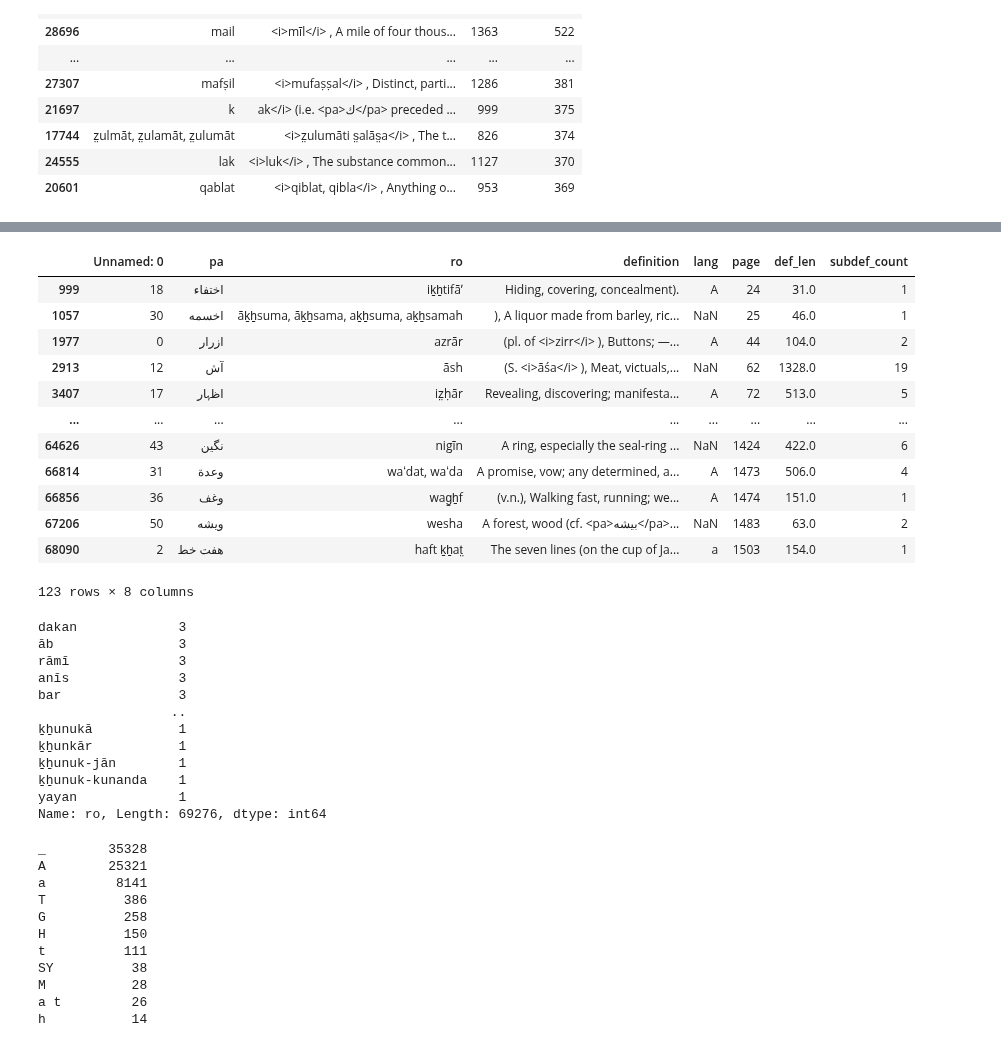
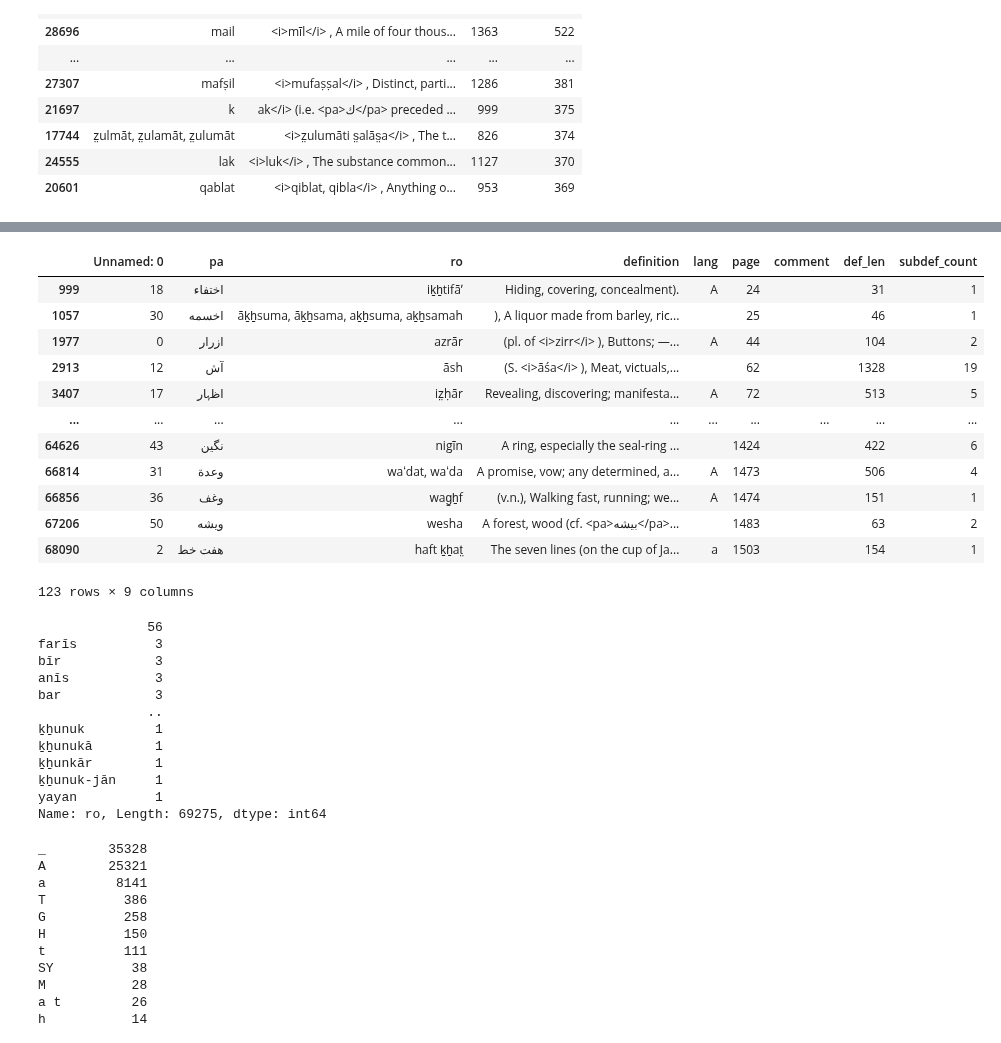
Before and after one commit to kebuhcah/experiments, a Jupyter notebook: dsal-scrape/dsal-scrape.ipynb, the cells around one changed output, grey strips where cells are left out. Cells and saved outputs as stored; diff of their text form; code cells hidden in the pictures.

```diff
--- a/dsal-scrape/dsal-scrape.ipynb
+++ b/dsal-scrape/dsal-scrape.ipynb
@@ -112,7 +113,7 @@ FullDict.to_csv('steingass.csv')
 # %%
 #FullDict.to_csv('steingass.csv')
 # %%
-FullDict = pd.read_csv('steingass.csv')
+FullDict = pd.read_csv('steingass.csv', keep_default_na=False)
 SUBDEF_CHAR = '—'
 
 FullDict['def_len'] = FullDict.definition.str.len()
@@ -255,34 +256,34 @@ FullDict[FullDict.ro.fillna('').apply(unmatchedParen).apply(bool)]
 # %%
-FullDict[FullDict.definition.fillna('').apply(unmatchedParen).apply(bool)]
+FullDict[FullDict.definition.apply(unmatchedParen).apply(bool)]
 # %% [output]
-|  | Unnamed: 0 | pa | ro | definition | lang | page | def_len | subdef_count |
-| 999 | 18 | اختفاء | iḵẖtifāʼ | Hiding, covering, concealment). | A | 24 | 31.0 | 1 |
-| 1057 | 30 | اخسمه | āḵẖsuma, āḵẖsama, aḵẖsuma, aḵẖsamah | ), A liquor made from barley, ric... | NaN | 25 | 46.0 | 1 |
-| 1977 | 0 | ازرار | azrār | (pl. of <i>zirr</i> ), Buttons; —... | A | 44 | 104.0 | 2 |
-| 2913 | 12 | آش | āsh | (S. <i>āśa</i> ), Meat, victuals,... | NaN | 62 | 1328.0 | 19 |
-| 3407 | 17 | اظ‍ﮩ‍ار | iz̤ḥār | Revealing, discovering; manifesta... | A | 72 | 513.0 | 5 |
-| ... | ... | ... | ... | ... | ... | ... | ... | ... |
-| 64626 | 43 | نگين | nigīn | A ring, especially the seal-ring ... | NaN | 1424 | 422.0 | 6 |
-| 66814 | 31 | وعدة | waʻdat, waʻda | A promise, vow; any determined, a... | A | 1473 | 506.0 | 4 |
-| 66856 | 36 | وغف | wag̠ẖf | (v.n.), Walking fast, running; we... | A | 1474 | 151.0 | 1 |
-| 67206 | 50 | ويشه | wesha | A forest, wood (cf. <pa>بيشه</pa>... | NaN | 1483 | 63.0 | 2 |
-| 68090 | 2 | هفت خط | haft ḵẖat̤ | The seven lines (on the cup of Ja... | a | 1503 | 154.0 | 1 |
+|  | Unnamed: 0 | pa | ro | definition | lang | page | comment | def_len | subdef_count |
+| 999 | 18 | اختفاء | iḵẖtifāʼ | Hiding, covering, concealment). | A | 24 |  | 31 | 1 |
+| 1057 | 30 | اخسمه | āḵẖsuma, āḵẖsama, aḵẖsuma, aḵẖsamah | ), A liquor made from barley, ric... |  | 25 |  | 46 | 1 |
+| 1977 | 0 | ازرار | azrār | (pl. of <i>zirr</i> ), Buttons; —... | A | 44 |  | 104 | 2 |
+| 2913 | 12 | آش | āsh | (S. <i>āśa</i> ), Meat, victuals,... |  | 62 |  | 1328 | 19 |
+| 3407 | 17 | اظ‍ﮩ‍ار | iz̤ḥār | Revealing, discovering; manifesta... | A | 72 |  | 513 | 5 |
+| ... | ... | ... | ... | ... | ... | ... | ... | ... | ... |
+| 64626 | 43 | نگين | nigīn | A ring, especially the seal-ring ... |  | 1424 |  | 422 | 6 |
+| 66814 | 31 | وعدة | waʻdat, waʻda | A promise, vow; any determined, a... | A | 1473 |  | 506 | 4 |
+| 66856 | 36 | وغف | wag̠ẖf | (v.n.), Walking fast, running; we... | A | 1474 |  | 151 | 1 |
+| 67206 | 50 | ويشه | wesha | A forest, wood (cf. <pa>بيشه</pa>... |  | 1483 |  | 63 | 2 |
+| 68090 | 2 | هفت خط | haft ḵẖat̤ | The seven lines (on the cup of Ja... | a | 1503 |  | 154 | 1 |
-123 rows × 8 columns
+123 rows × 9 columns
 # %%
 FullDict.ro.value_counts()
 # %% [output]
-dakan             3
-āb                3
-rāmī              3
-anīs              3
-bar               3
-                 ..
-ḵẖunukā           1
-ḵẖunkār           1
-ḵẖunuk-jān        1
-ḵẖunuk-kunanda    1
-yayan             1
-Name: ro, Length: 69276, dtype: int64
+              56
+farīs          3
+bīr            3
+anīs           3
+bar            3
+              ..
+ḵẖunuk         1
+ḵẖunukā        1
+ḵẖunkār        1
+ḵẖunuk-jān     1
+yayan          1
+Name: ro, Length: 69275, dtype: int64
 # %%
 FullDict.fillna('_').lang.value_counts() #.plot.pie()
 # %% [output]
```
Also changed, not shown: parts of 6 cells of this notebook.
